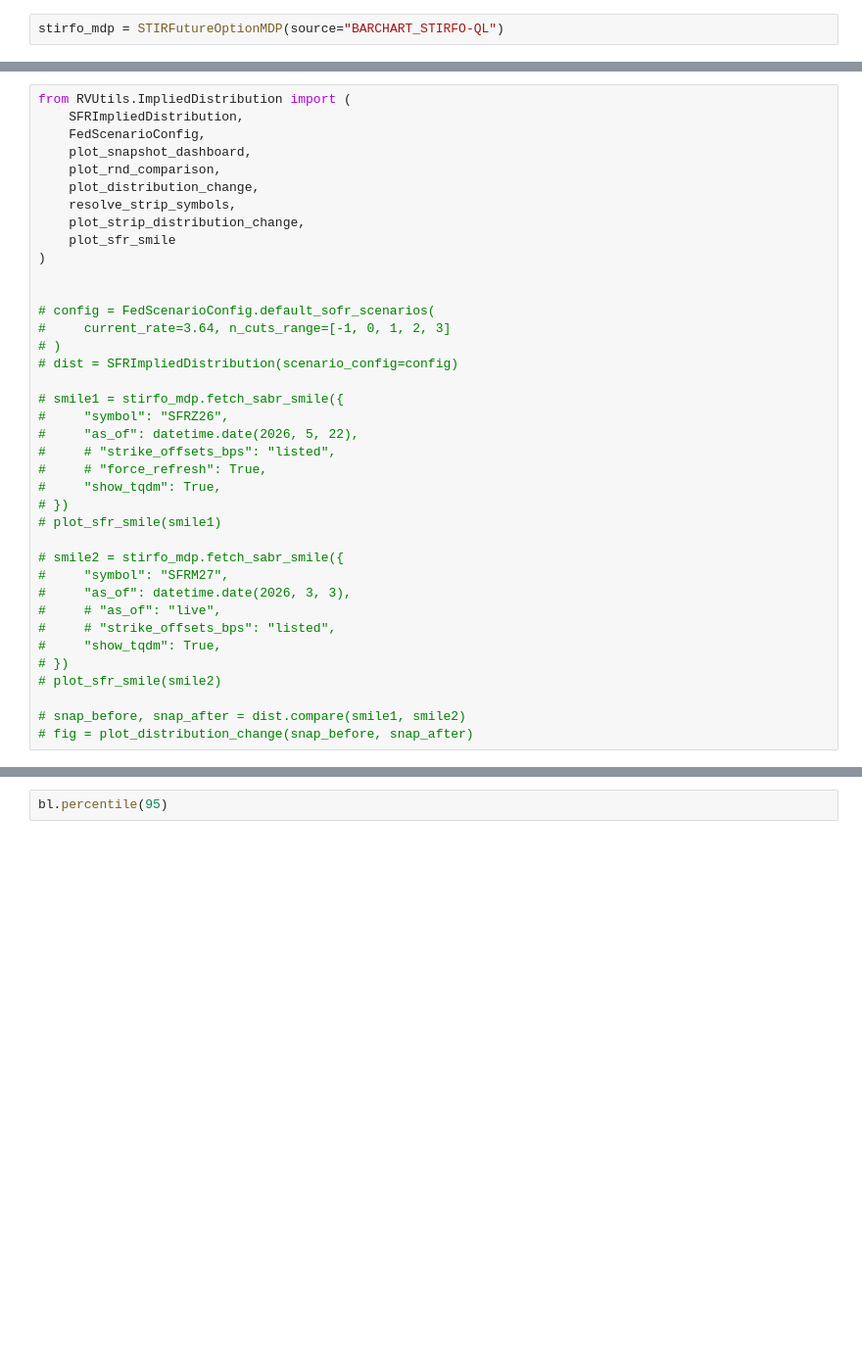
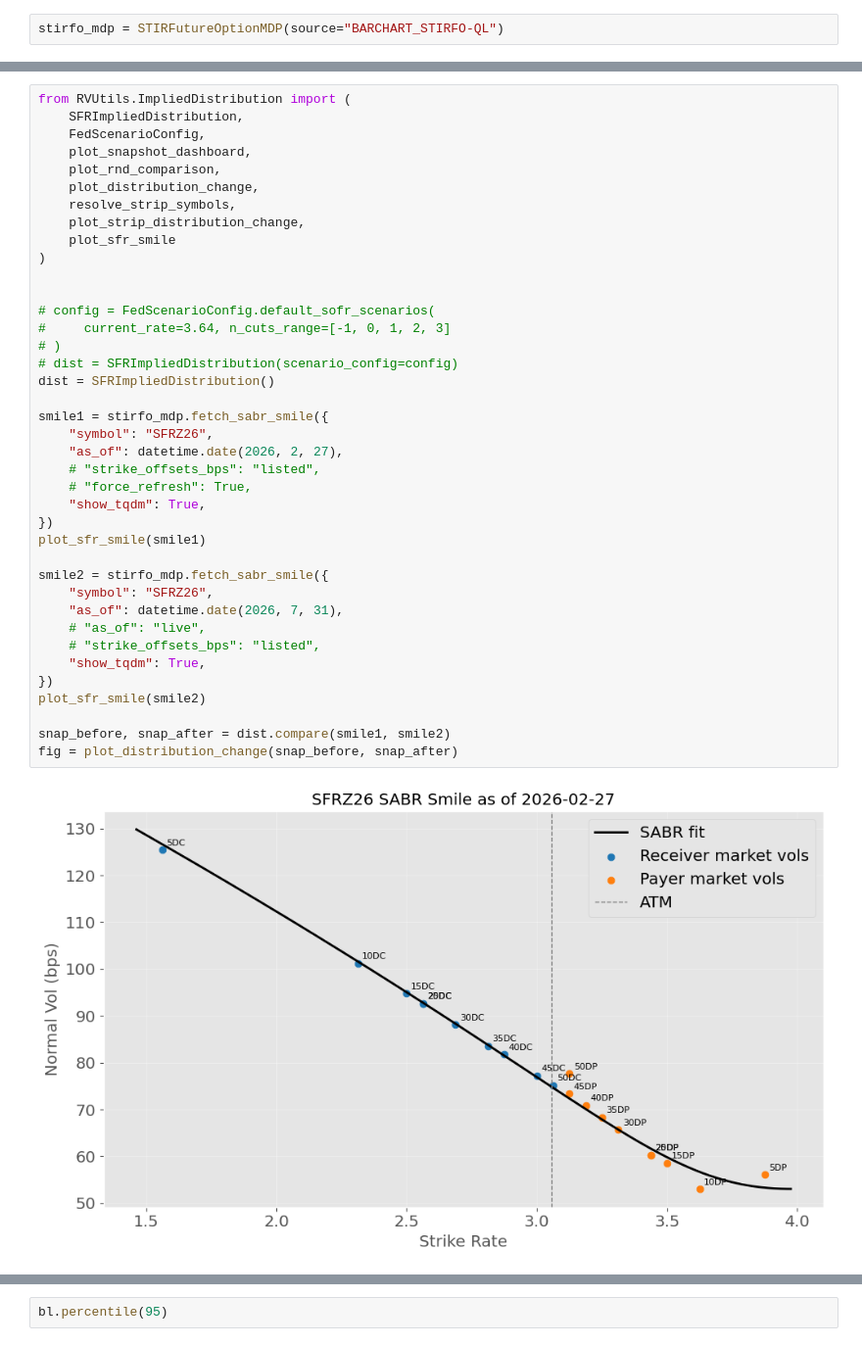
Before and after one commit to yieldcurvemonkey/ARBS, a Jupyter notebook: notebooks/pricers/stirfo_pricer.ipynb, the cells around one changed output, grey strips where cells are left out. Shown at 98% size. Saved outputs shown, nothing was run; the diff lists cells and outputs as text; blank space fills up the shorter version.

```diff
--- a/notebooks/pricers/stirfo_pricer.ipynb
+++ b/notebooks/pricers/stirfo_pricer.ipynb
@@ -86,38 +95,41 @@ theta: -0.34379223467326614
 # %%
 from RVUtils.ImpliedDistribution import (
     SFRImpliedDistribution,
     FedScenarioConfig,
     plot_snapshot_dashboard,
     plot_rnd_comparison,
 	plot_distribution_change,
 	resolve_strip_symbols,
     plot_strip_distribution_change,
     plot_sfr_smile
 )
 
 
 # config = FedScenarioConfig.default_sofr_scenarios(
 #     current_rate=3.64, n_cuts_range=[-1, 0, 1, 2, 3]
 # )
 # dist = SFRImpliedDistribution(scenario_config=config)
+dist = SFRImpliedDistribution()
 
-# smile1 = stirfo_mdp.fetch_sabr_smile({
-#     "symbol": "SFRZ26",
-#     "as_of": datetime.date(2026, 5, 22),
-#     # "strike_offsets_bps": "listed",
-#     # "force_refresh": True,
-#     "show_tqdm": True,
-# })
-# plot_sfr_smile(smile1)
+smile1 = stirfo_mdp.fetch_sabr_smile({
+    "symbol": "SFRZ26",
+    "as_of": datetime.date(2026, 2, 27),
+    # "strike_offsets_bps": "listed",
+    # "force_refresh": True,
+    "show_tqdm": True,
+})
+plot_sfr_smile(smile1)
 
-# smile2 = stirfo_mdp.fetch_sabr_smile({
-#     "symbol": "SFRM27",
-#     "as_of": datetime.date(2026, 3, 3),
-#     # "as_of": "live",
-#     # "strike_offsets_bps": "listed",
-#     "show_tqdm": True,
-# })
-# plot_sfr_smile(smile2)
+smile2 = stirfo_mdp.fetch_sabr_smile({
+    "symbol": "SFRZ26",
+    "as_of": datetime.date(2026, 7, 31),
+    # "as_of": "live",
+    # "strike_offsets_bps": "listed",
+    "show_tqdm": True,
+})
+plot_sfr_smile(smile2)
 
-# snap_before, snap_after = dist.compare(smile1, smile2)
-# fig = plot_distribution_change(snap_before, snap_after)
+snap_before, snap_after = dist.compare(smile1, smile2)
+fig = plot_distribution_change(snap_before, snap_after)
+# %% [output]
+[figure, added]
```
Also changed, not shown: parts of 4 cells of this notebook, 11 other files.
